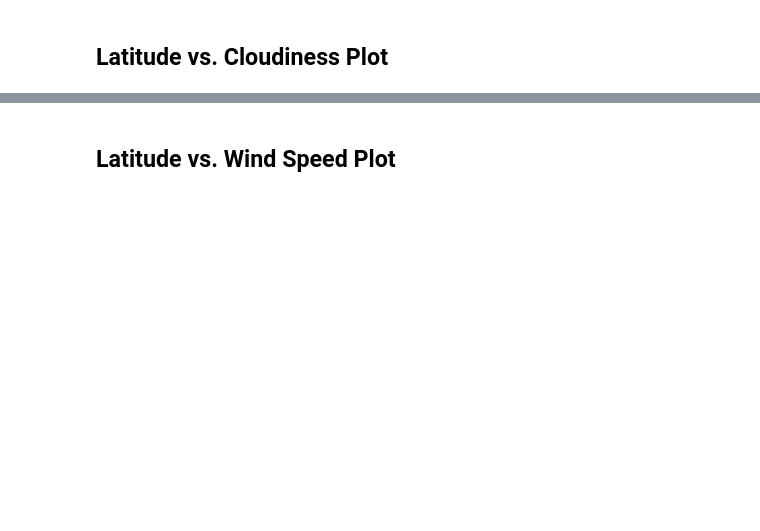
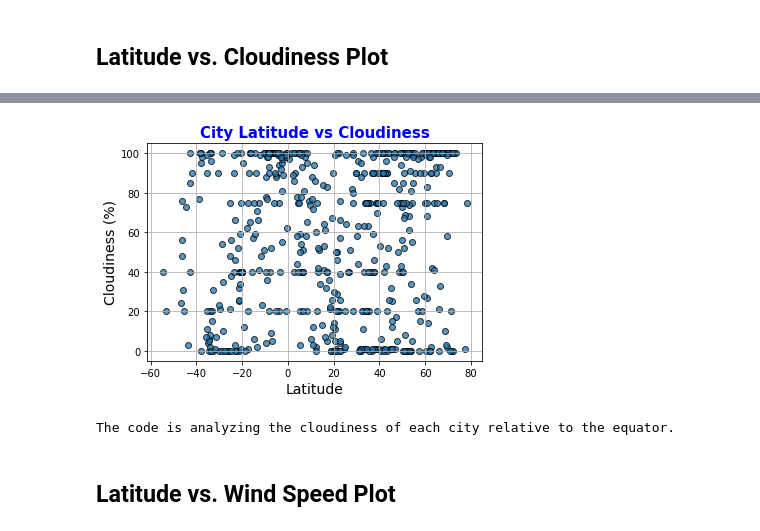
Before and after one commit to thundrakkon/UCI_Data_Homework, a Jupyter notebook: python-api-challenge/WeatherPy/WeatherPy.ipynb, the cells around one changed output, grey strips where cells are left out. Drawn from its saved outputs; the diff is of its cells as text; code cells hidden in the pictures; blank space fills up the shorter version.

```diff
--- a/python-api-challenge/WeatherPy/WeatherPy.ipynb
+++ b/python-api-challenge/WeatherPy/WeatherPy.ipynb
@@ -154,2 +278,18 @@ Int64Index([], dtype='int64')
+# %%
+# Scatter plot for Cloudiness (%) vs. Latitude
+
+plt.scatter(weather_df["Lat"], weather_df["Cloudiness"], marker="o", edgecolors="black", alpha=0.75)
+plt.xlabel('Latitude', fontsize=14)
+plt.ylabel('Cloudiness (%)', fontsize=14)
+plt.title('City Latitude vs Cloudiness', fontsize=15, fontweight= 'bold', color='b')
+plt.grid()
+
+plt.savefig("output_data/Figure3.png")
+
+plt.show()
+print('The code is analyzing the cloudiness of each city relative to the equator.')
+# %% [output]
+[figure, added]
+The code is analyzing the cloudiness of each city relative to the equator.
 # %% [markdown]
 ## Latitude vs. Wind Speed Plot
```
Also changed, not shown: parts of 39 cells of this notebook, 6 other files.
